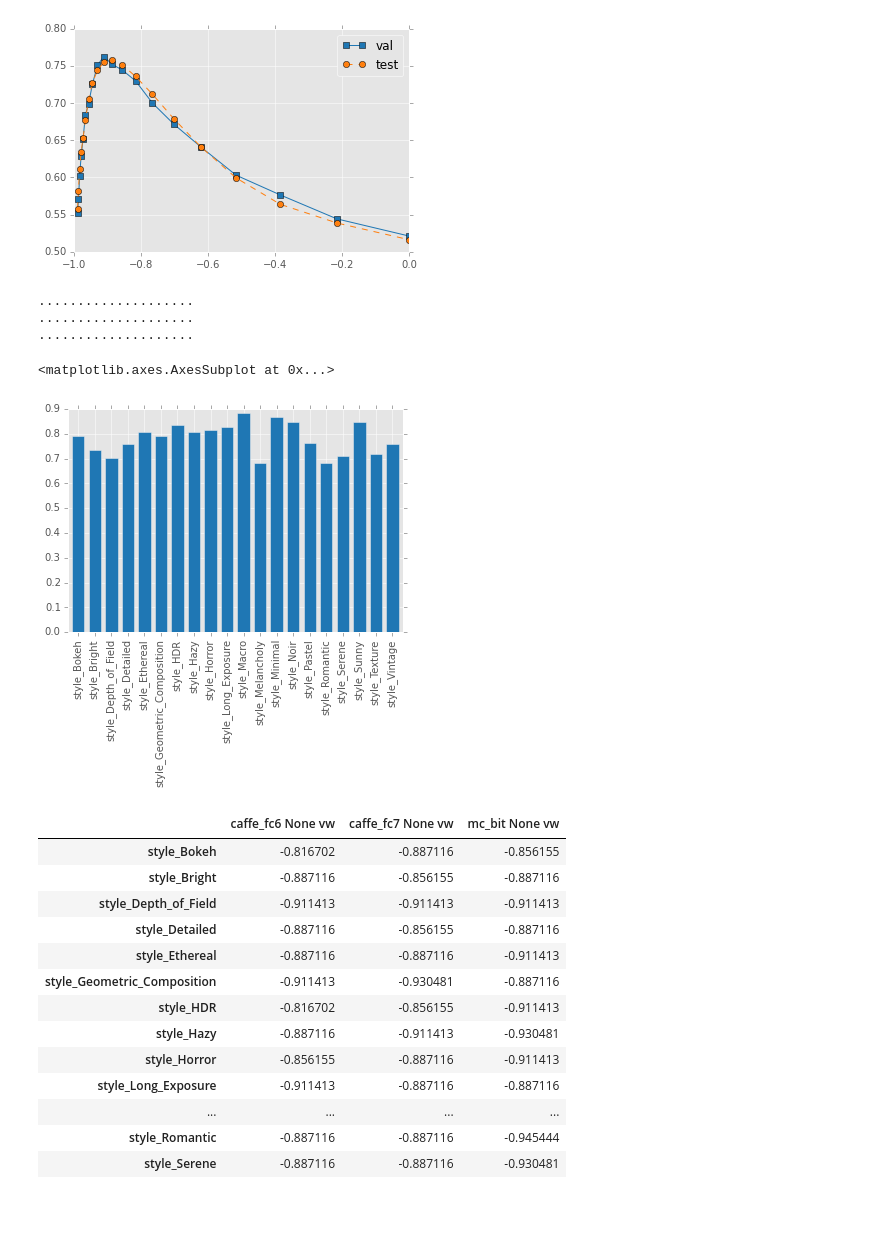
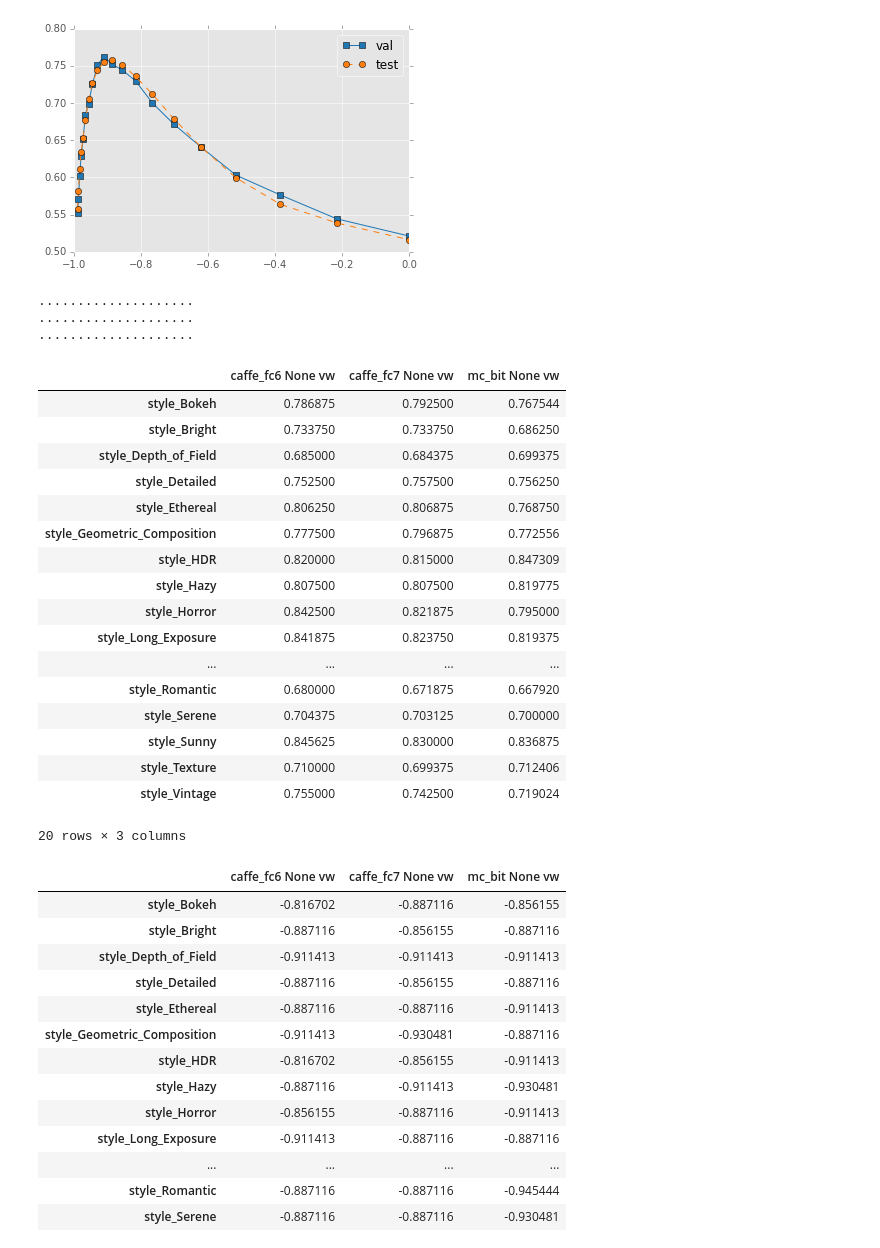
Before and after one commit to sergeyk/vislab, a Jupyter notebook: image_style_experiments/flickr results.ipynb, the cells around one changed output. Saved outputs shown, nothing was run; the diff lists cells and outputs as text; code cells hidden in the pictures; blank space fills up the shorter version.

Commit message:
Moved accuracy-maximizing threshold finding code to results.py

```diff
--- a/image_style_experiments/flickr results.ipynb
+++ b/image_style_experiments/flickr results.ipynb
@@ -135,35 +108,35 @@ plt.legend()
 # %% [output]
 <matplotlib.legend.Legend at 0x...>
 [figure]
-# %%
-# Now find the accuracies for all labels and settings
-
-thresholds = defaultdict(dict)
-test_accs = defaultdict(dict)
-pred_prefix = 'pred_'
-for setting_name in preds_panel.minor_axis:
-    pred_df = preds_panel.minor_xs(setting_name)
-    for label_name in vislab.datasets.flickr.underscored_style_names:
-        sys.stdout.write('.')
-        best_threshold, val_accs = learn_acc_threshold(
-            pred_df[pred_df['split'] == 'val'], label_name, pred_prefix)
-        thresholds[setting_name][label_name] = best_threshold
-        test_accs[setting_name][label_name] = pred_acc_at_threshold(
-            pred_df[pred_df['split'] == 'test'],
-            label_name, best_threshold, pred_prefix)
-    sys.stdout.write('\n')
-
-threshold_df = pd.DataFrame(thresholds)
-acc_df = pd.DataFrame(test_accs)
-# %% [output]
-....................
-....................
-....................
-# %%
-acc_df.max(1).plot(kind='bar')
-# %% [output]
-<matplotlib.axes.AxesSubplot at 0x...>
-[figure, removed]
+# %%
+# Now find the accuracies for all labels and settings
+
+threshold_df, acc_df = vislab.results.learn_accuracy_thresholds_for_preds_panel(preds_panel)
+# %% [output]
+....................
+....................
+....................
+# %%
+acc_df
+# %% [output]
+|  | caffe_fc6 None vw | caffe_fc7 None vw | mc_bit None vw |
+| style_Bokeh | 0.786875 | 0.792500 | 0.767544 |
+| style_Bright | 0.733750 | 0.733750 | 0.686250 |
+| style_Depth_of_Field | 0.685000 | 0.684375 | 0.699375 |
+| style_Detailed | 0.752500 | 0.757500 | 0.756250 |
+| style_Ethereal | 0.806250 | 0.806875 | 0.768750 |
+| style_Geometric_Composition | 0.777500 | 0.796875 | 0.772556 |
+| style_HDR | 0.820000 | 0.815000 | 0.847309 |
+| style_Hazy | 0.807500 | 0.807500 | 0.819775 |
+| style_Horror | 0.842500 | 0.821875 | 0.795000 |
+| style_Long_Exposure | 0.841875 | 0.823750 | 0.819375 |
+| ... | ... | ... | ... |
+| style_Romantic | 0.680000 | 0.671875 | 0.667920 |
+| style_Serene | 0.704375 | 0.703125 | 0.700000 |
+| style_Sunny | 0.845625 | 0.830000 | 0.836875 |
+| style_Texture | 0.710000 | 0.699375 | 0.712406 |
+| style_Vintage | 0.755000 | 0.742500 | 0.719024 |
+20 rows × 3 columns
 # %%
 threshold_df
 # %% [output]
```
Also changed, not shown: parts of 4 cells of this notebook, 1 other file.
